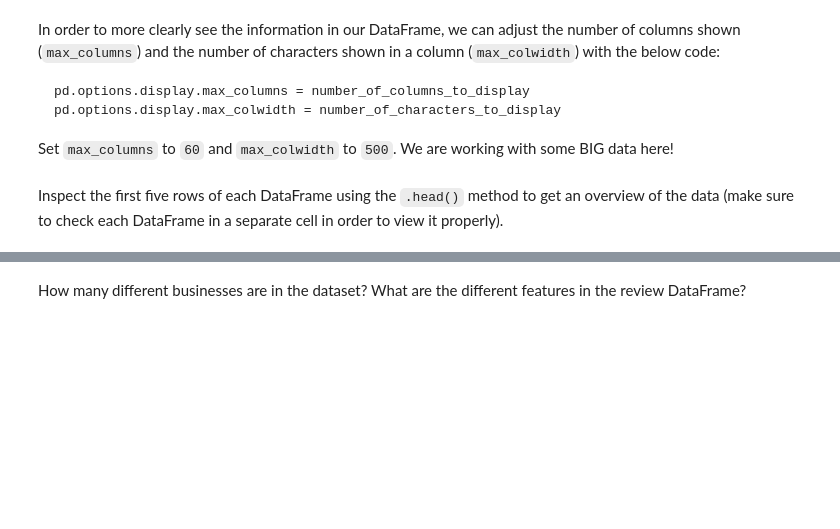
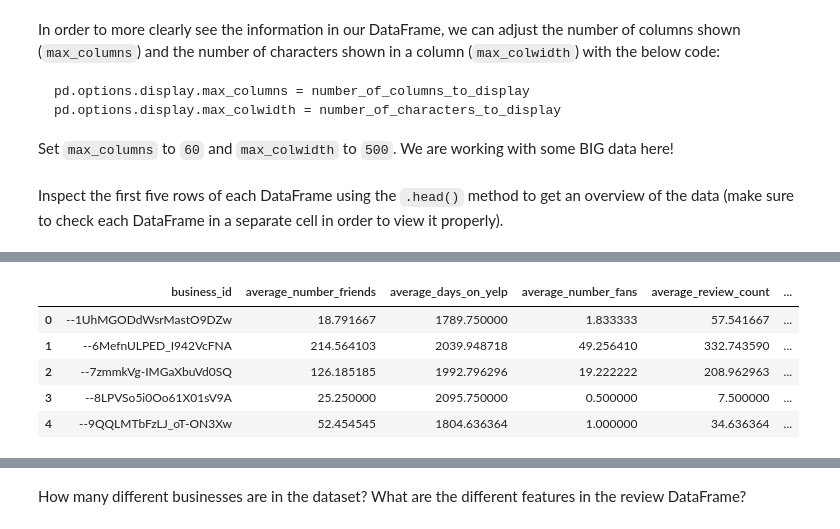
Before and after one commit to LenSin3/yelp_regression_project, a Jupyter notebook: yelp_regression.ipynb, the cells around one changed output, grey strips where cells are left out. Cells and saved outputs as stored; diff of their text form; code cells hidden in the pictures; blank space fills up the shorter version.

```diff
--- a/yelp_regression.ipynb
+++ b/yelp_regression.ipynb
@@ -54,0 +74,9 @@ Inspect the first five rows of each DataFrame using the `.head()` method to get
+# %%
+users.head()
+# %% [output]
+|  | business_id | average_number_friends | average_days_on_yelp | average_number_fans | average_review_count | ... |
+| 0 | --1UhMGODdWsrMastO9DZw | 18.791667 | 1789.750000 | 1.833333 | 57.541667 | ... |
+| 1 | --6MefnULPED_I942VcFNA | 214.564103 | 2039.948718 | 49.256410 | 332.743590 | ... |
+| 2 | --7zmmkVg-IMGaXbuVd0SQ | 126.185185 | 1992.796296 | 19.222222 | 208.962963 | ... |
+| 3 | --8LPVSo5i0Oo61X01sV9A | 25.250000 | 2095.750000 | 0.500000 | 7.500000 | ... |
+| 4 | --9QQLMTbFzLJ_oT-ON3Xw | 52.454545 | 1804.636364 | 1.000000 | 34.636364 | ... |
```
Also changed, not shown: parts of 11 cells of this notebook.
